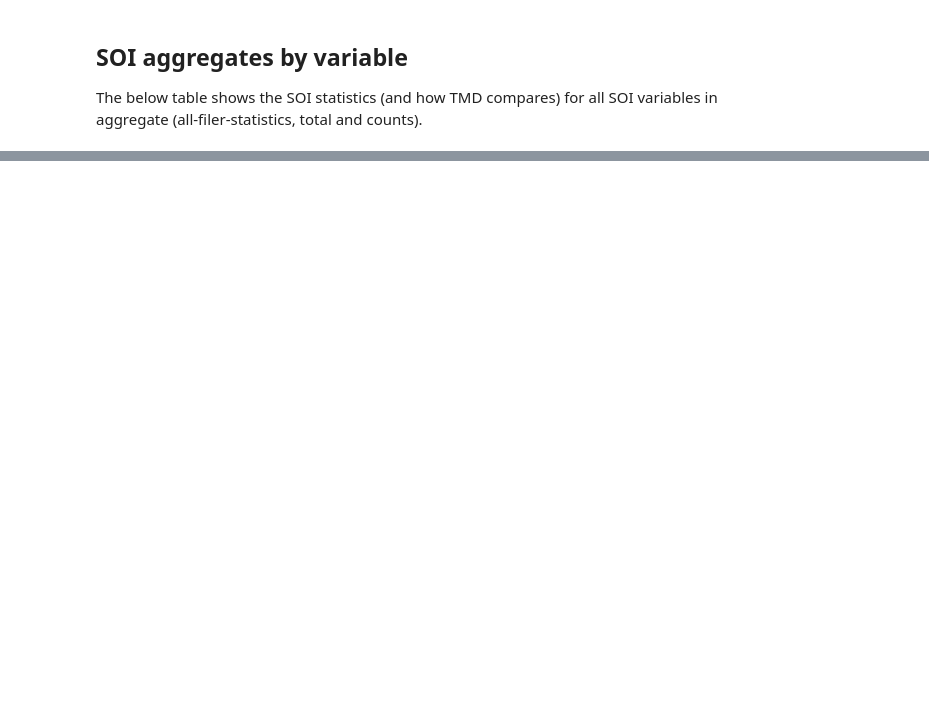
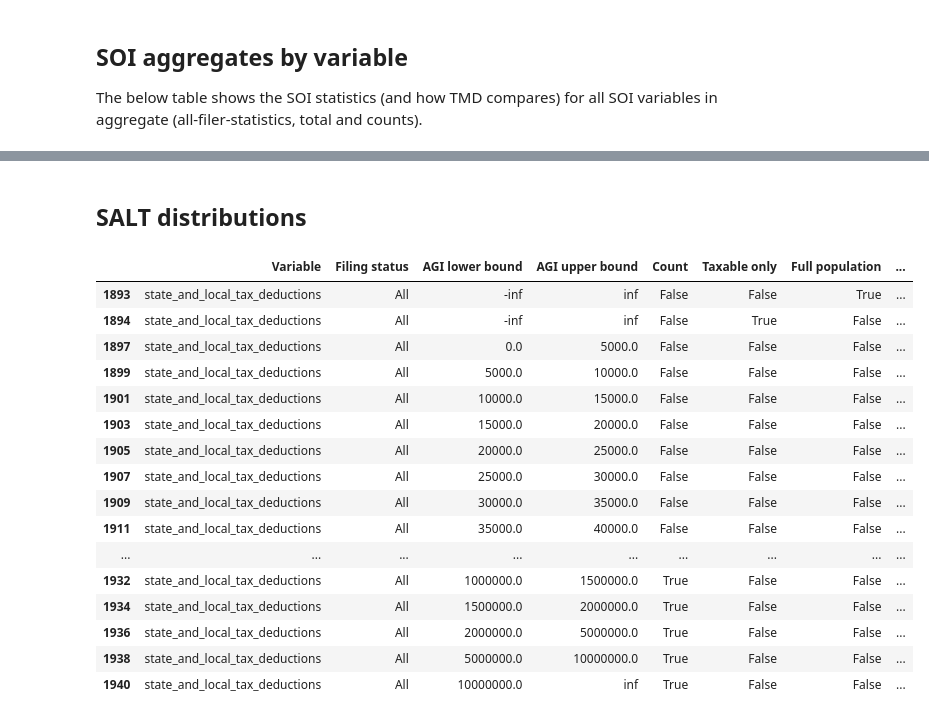
Before and after one commit to PSLmodels/tax-microdata-benchmarking, a Jupyter notebook: docs/book/validation.ipynb, the cells around one changed output, grey strips where cells are left out. Drawn from its saved outputs; the diff is of its cells as text; code cells hidden in the pictures; blank space fills up the shorter version.

```diff
--- a/docs/book/validation.ipynb
+++ b/docs/book/validation.ipynb
@@ -221,0 +222,22 @@ soi_from_tmd_2021[soi_from_tmd_2021["Full population"]].sort_values(
+# %% [markdown]
+## SALT distributions
+# %%
+soi_from_tmd_2021[soi_from_tmd_2021.Variable == "state_and_local_tax_deductions"].sort_values(["Count", "AGI lower bound"])
+# %% [output]
+|  | Variable | Filing status | AGI lower bound | AGI upper bound | Count | Taxable only | Full population | ... |
+| 1893 | state_and_local_tax_deductions | All | -inf | inf | False | False | True | ... |
+| 1894 | state_and_local_tax_deductions | All | -inf | inf | False | True | False | ... |
+| 1897 | state_and_local_tax_deductions | All | 0.0 | 5000.0 | False | False | False | ... |
+| 1899 | state_and_local_tax_deductions | All | 5000.0 | 10000.0 | False | False | False | ... |
+| 1901 | state_and_local_tax_deductions | All | 10000.0 | 15000.0 | False | False | False | ... |
+| 1903 | state_and_local_tax_deductions | All | 15000.0 | 20000.0 | False | False | False | ... |
+| 1905 | state_and_local_tax_deductions | All | 20000.0 | 25000.0 | False | False | False | ... |
+| 1907 | state_and_local_tax_deductions | All | 25000.0 | 30000.0 | False | False | False | ... |
+| 1909 | state_and_local_tax_deductions | All | 30000.0 | 35000.0 | False | False | False | ... |
+| 1911 | state_and_local_tax_deductions | All | 35000.0 | 40000.0 | False | False | False | ... |
+| ... | ... | ... | ... | ... | ... | ... | ... | ... |
+| 1932 | state_and_local_tax_deductions | All | 1000000.0 | 1500000.0 | True | False | False | ... |
+| 1934 | state_and_local_tax_deductions | All | 1500000.0 | 2000000.0 | True | False | False | ... |
+| 1936 | state_and_local_tax_deductions | All | 2000000.0 | 5000000.0 | True | False | False | ... |
+| 1938 | state_and_local_tax_deductions | All | 5000000.0 | 10000000.0 | True | False | False | ... |
+| 1940 | state_and_local_tax_deductions | All | 10000000.0 | inf | True | False | False | ... |
```
Also changed, not shown: parts of 4 cells of this notebook, 3 other files.
